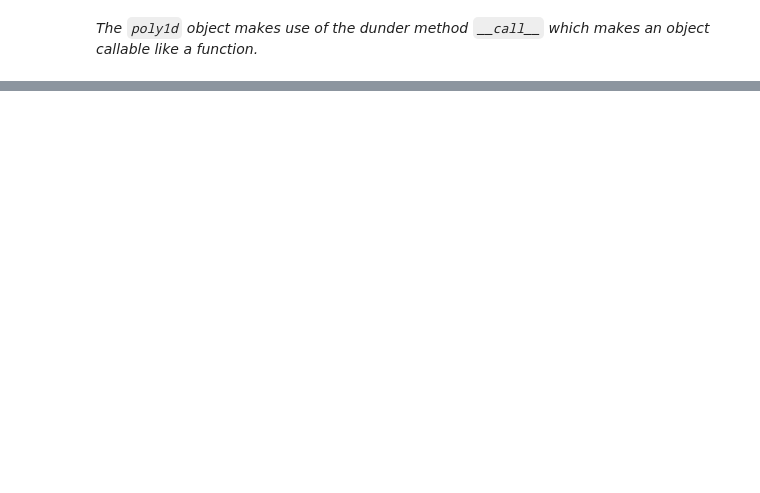
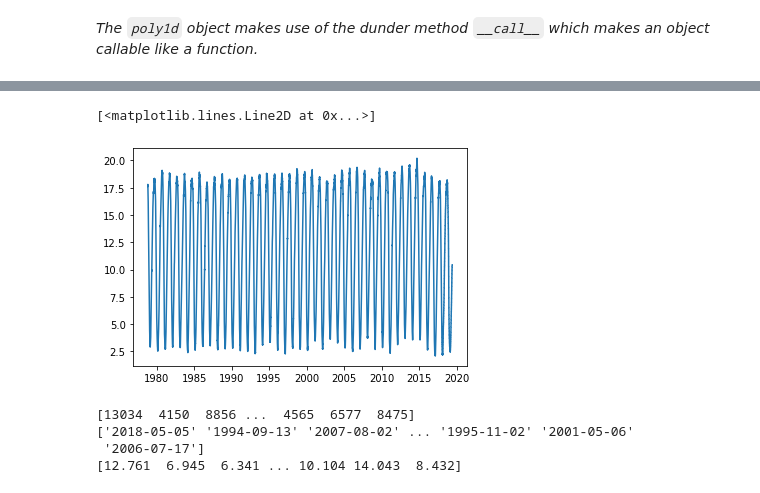
Before and after one commit to eyalnus/Python-Data, a Jupyter notebook: NumPy-full.ipynb, the cells around one changed output, grey strips where cells are left out. Saved outputs shown, nothing was run; the diff lists cells and outputs as text; code cells hidden in the pictures; blank space fills up the shorter version.

```diff
--- a/NumPy-full.ipynb
+++ b/NumPy-full.ipynb
@@ -728,0 +761,19 @@ plt.plot(t, mean_distance, 'g+',t, p3(np.sqrt(t)), 'b-', t, np.sqrt(2*t/np.pi),'
+# %%
+plt.plot(s_date,s_extent)
+# %% [output]
+[<matplotlib.lines.Line2D at 0x...>]
+[figure, added]
+# %%
+date_shuffle = n_date.copy()
+extent_shuffle = n_extent.copy()
+perm = np.random.permutation(shuffle.size)
+print(perm)
+date_shuffle = date_shuffle[perm]
+extent_shuffle = extent_shuffle[perm]
+print(date_shuffle)
+print(extent_shuffle)
+# %% [output]
+[13034  4150  8856 ...  4565  6577  8475]
+['2018-05-05' '1994-09-13' '2007-08-02' ... '1995-11-02' '2001-05-06'
+ '2006-07-17']
+[12.761  6.945  6.341 ... 10.104 14.043  8.432]
```
Also changed, not shown: parts of 43 cells of this notebook, 1 other file.
